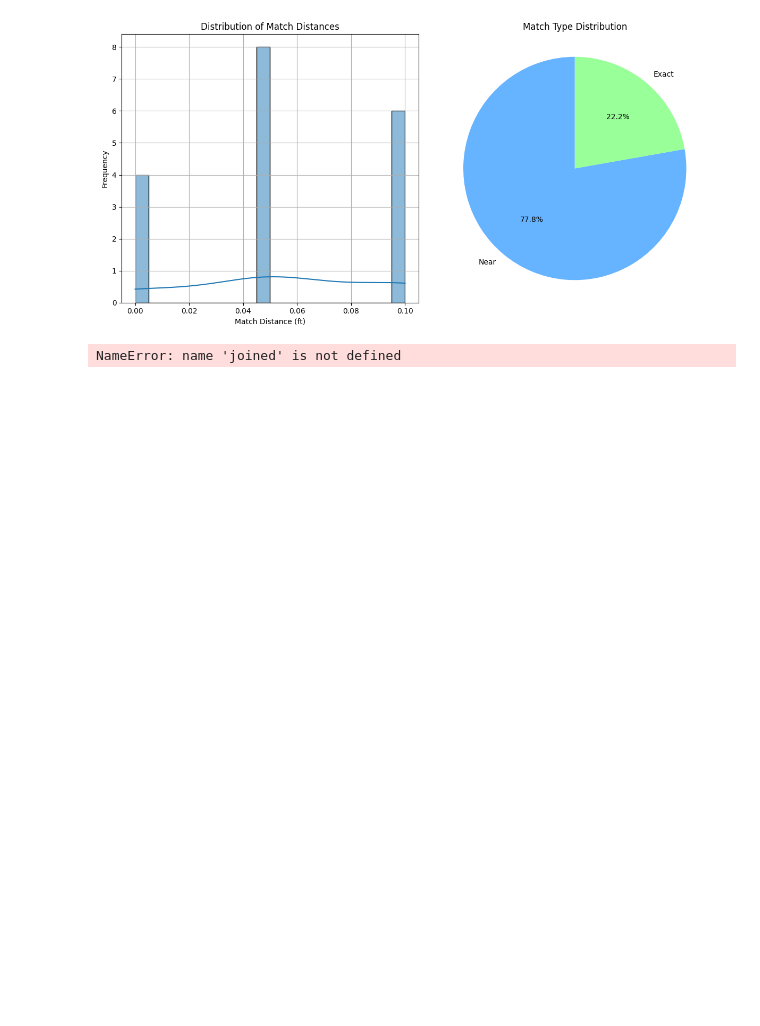
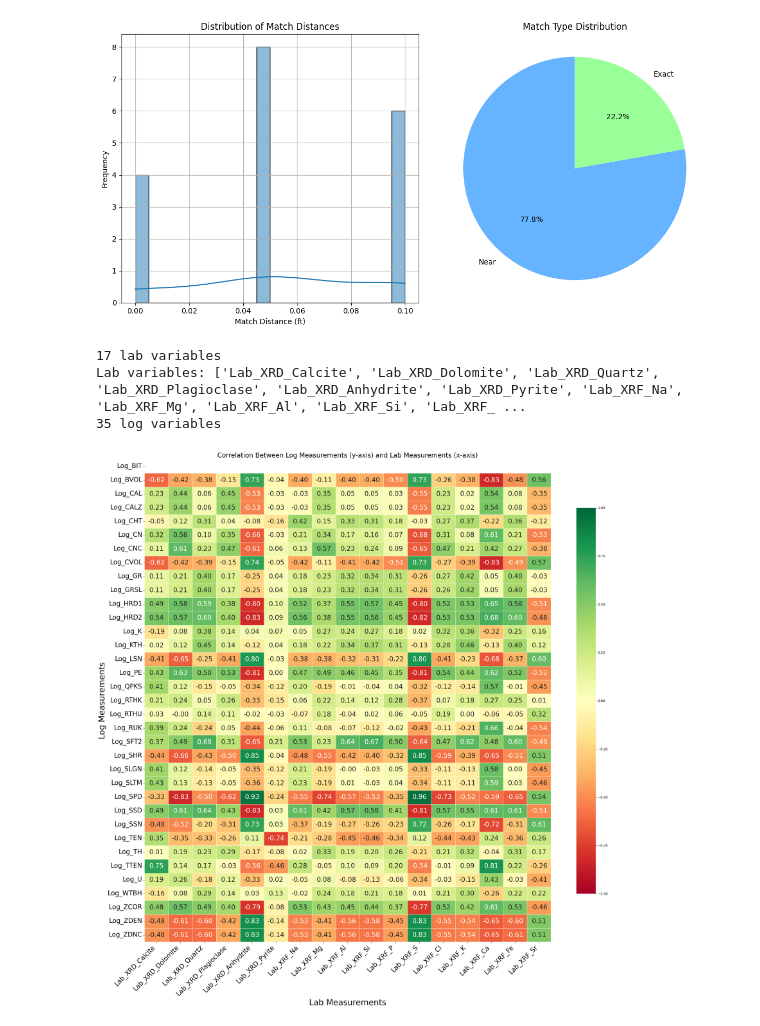
Before and after one commit to Z1y4dd/colab, a Jupyter notebook: HRDH/HRDH_1119/HRDH_1119_0_FULL.ipynb, the cells around one changed output. Cells and saved outputs as stored; diff of their text form; code cells hidden in the pictures; blank space fills up the shorter version.

```diff
--- a/HRDH/HRDH_1119/HRDH_1119_0_FULL.ipynb
+++ b/HRDH/HRDH_1119/HRDH_1119_0_FULL.ipynb
@@ -850,51 +853,44 @@ log_vars = [col for col in joined.columns if col.startswith('Log_') and
 lab_vars = [col for col in lab_vars if not (joined[col] == 0).all()]
 log_vars = [col for col in log_vars if not (joined[col] == 0).all()]
 
-# 31 - 10
+#
 print(len(lab_vars), "lab variables")
 print("Lab variables:", lab_vars)
 print(len(log_vars), "log variables")
 
 # Compute correlation matrix (log variables as rows, lab variables as columns)
 corr_matrix = joined[lab_vars + log_vars].corr().loc[log_vars, lab_vars]
 
-# Print correlations above 0.6 (absolute value)
-high_corrs = corr_matrix[(corr_matrix.abs() > 0.6)]
-
-print("\nCorrelations above 0.6 (absolute value):")
-for log_var in high_corrs.index:
-    for lab_var in high_corrs.columns:
-        val = high_corrs.loc[log_var, lab_var]
-        if abs(val) > 0.6:
-            print(f"{log_var} vs {lab_var}: {val:.2f}")
 
 
-
-# Create a larger figure for better readability
+# Create a larger figure
 plt.figure(figsize=(24, 24))
 
-# Plot the heatmap with rotated x-axis labels
+# Plot the heatmap
 sns.heatmap(corr_matrix,
-            annot=True,                  # Show correlation values
-            cmap='RdYlGn',               # Use a diverging colormap
-            vmin=-1, vmax=1,             # Fixed scale for correlation values
-            linewidths=0.5,              # Add line separators
-            fmt='.2f',                   # Format as 2 decimal places
-            annot_kws={'size': 7},       # Smaller annotation font size
-            cbar_kws={"shrink": 0.8})    # Adjust colorbar
+            annot=True,
+            cmap='RdYlGn',
+            vmin=-1, vmax=1,
+            linewidths=0.5,
+            fmt='.2f',
+            annot_kws={'size': 20},
+            cbar_kws={"shrink": 0.8})
 
 
 #  labeling and styling
 plt.title('Correlation Between Log Measurements (y-axis) and Lab Measurements (x-axis)', fontsize=20)
 plt.xticks(rotation=45, ha='right', fontsize=20)
 plt.yticks(fontsize=20)
 
 # Add clearer axis labels
 plt.xlabel('Lab Measurements', fontsize=25, )
 plt.ylabel('Log Measurements', fontsize=25, )
 
 plt.tight_layout()
 plt.savefig('correlation_heatmap_comprehensive.png', dpi=300, bbox_inches='tight')
 plt.show()
 # %% [output]
-NameError: name 'joined' is not defined
+17 lab variables
+Lab variables: ['Lab_XRD_Calcite', 'Lab_XRD_Dolomite', 'Lab_XRD_Quartz', 'Lab_XRD_Plagioclase', 'Lab_XRD_Anhydrite', 'Lab_XRD_Pyrite', 'Lab_XRF_Na', 'Lab_XRF_Mg', 'Lab_XRF_Al', 'Lab_XRF_Si', 'Lab_XRF_ ...
+35 log variables
+[figure, added]
```
Also changed, not shown: parts of 18 cells of this notebook, 15 other files.
